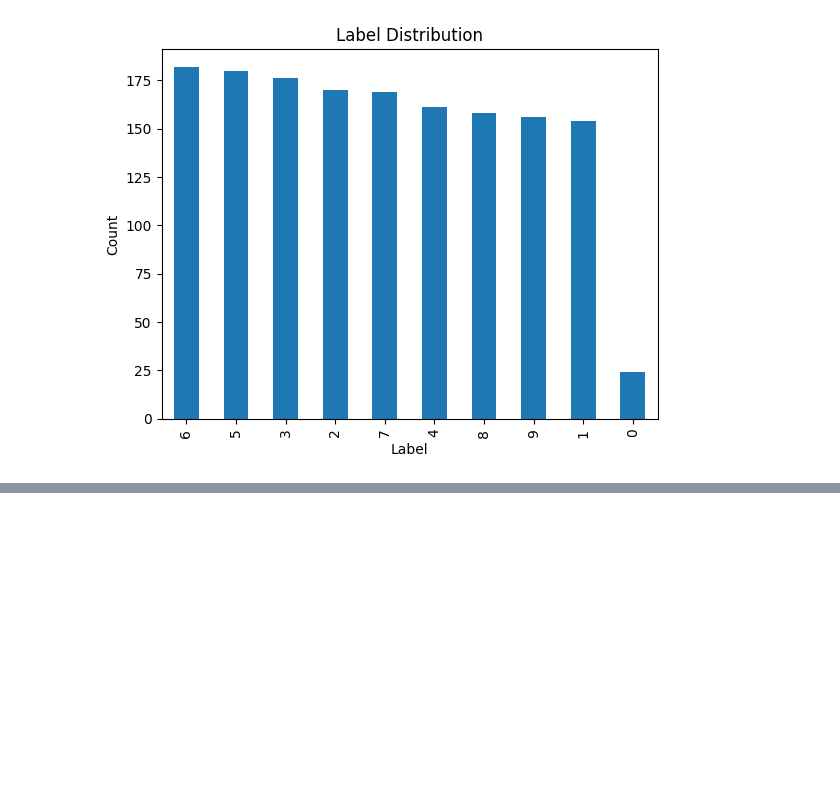
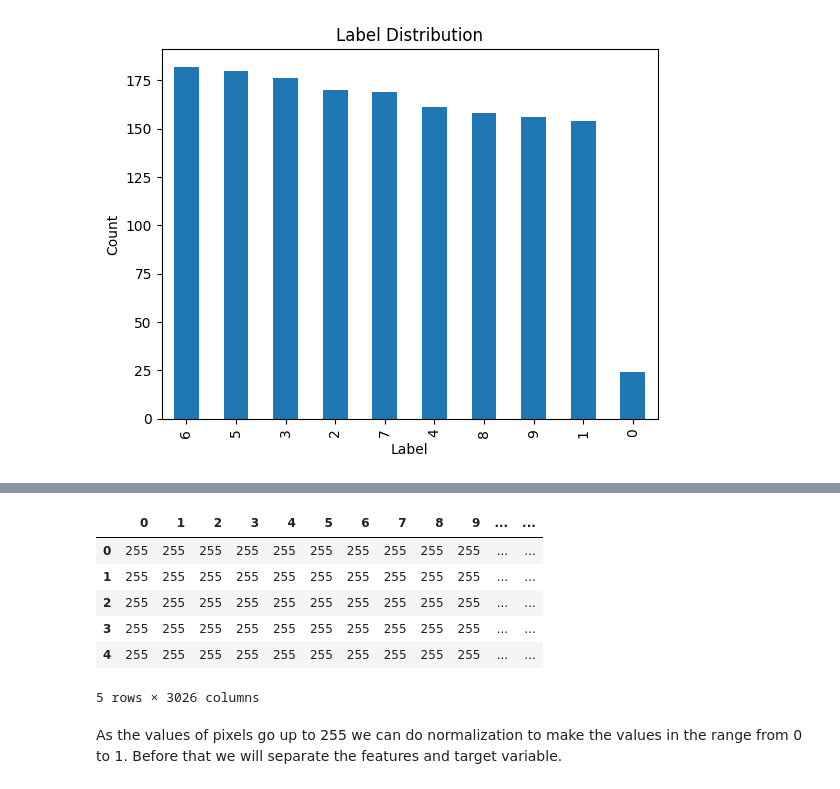
Before and after one commit to sjekic/DigitRecognizer, a Jupyter notebook: DigitRecognizer.ipynb, the cells around one changed output, grey strips where cells are left out. Drawn from its saved outputs; the diff is of its cells as text; code cells hidden in the pictures; blank space fills up the shorter version.

```diff
--- a/DigitRecognizer.ipynb
+++ b/DigitRecognizer.ipynb
@@ -61,0 +72,12 @@ When running the code snippet that visualizes the numbers, we didn't see any zer
+# %%
+df_cleaned.head()
+# %% [output]
+|  | 0 | 1 | 2 | 3 | 4 | 5 | 6 | 7 | 8 | 9 | ... | ... |
+| 0 | 255 | 255 | 255 | 255 | 255 | 255 | 255 | 255 | 255 | 255 | ... | ... |
+| 1 | 255 | 255 | 255 | 255 | 255 | 255 | 255 | 255 | 255 | 255 | ... | ... |
+| 2 | 255 | 255 | 255 | 255 | 255 | 255 | 255 | 255 | 255 | 255 | ... | ... |
+| 3 | 255 | 255 | 255 | 255 | 255 | 255 | 255 | 255 | 255 | 255 | ... | ... |
+| 4 | 255 | 255 | 255 | 255 | 255 | 255 | 255 | 255 | 255 | 255 | ... | ... |
+5 rows × 3026 columns
+# %% [markdown]
+As the values of pixels go up to 255 we can do normalization to make the values in the range from 0 to 1. Before that we will separate the features and target variable.
```
Also changed, not shown: parts of 24 cells of this notebook.
